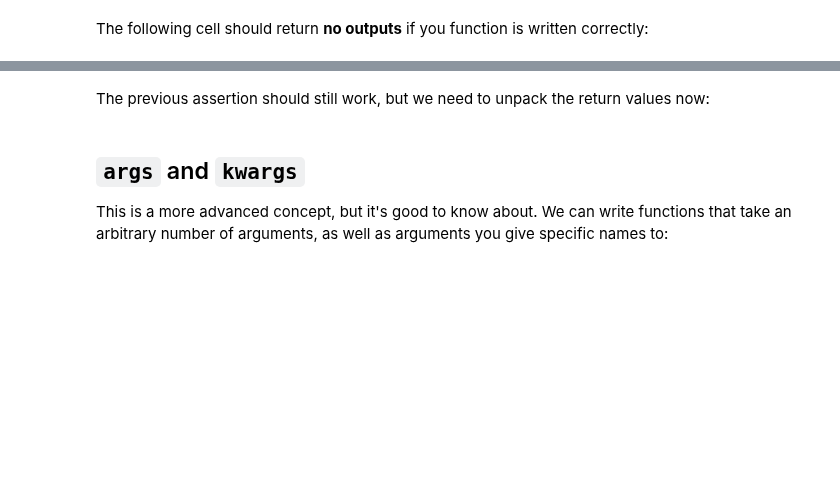
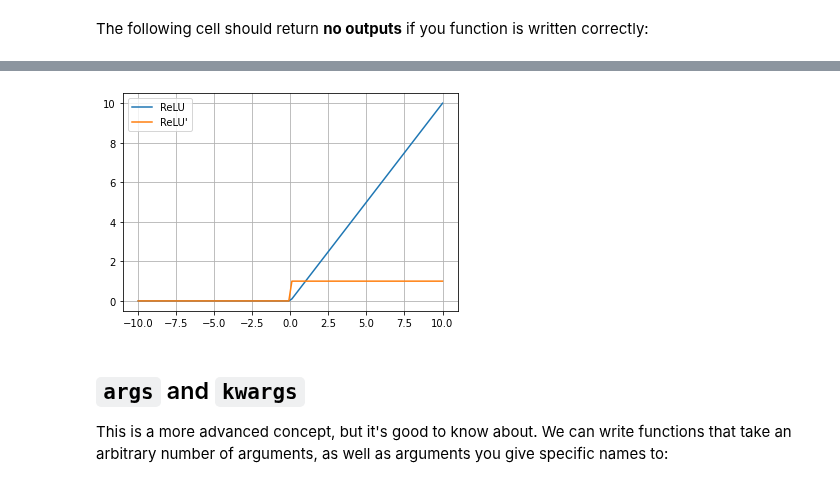
Before and after one commit to agilescientific/geocomputing, a Jupyter notebook: dev/Intro_to_Functions.ipynb, the cells around one changed output, grey strips where cells are left out. Saved outputs shown, nothing was run; the diff lists cells and outputs as text; code cells hidden in the pictures; blank space fills up the shorter version.

```diff
--- a/dev/Intro_to_Functions.ipynb
+++ b/dev/Intro_to_Functions.ipynb
@@ -241,2 +231,0 @@ def gardner():
-# %% [markdown]
-The previous assertion should still work, but we need to unpack the return values now:
@@ -246,3 +232,34 @@ np.testing.assert_almost_equal(rhob, 2224.1965, decimal=4)
+# %%
+def relu(x):
+    """Rectified Linear Unit (ReLU).
+
+    Args:
+        x (array-like), input values
+    Returns:
+        relu, relu_prime (array-like), ReLU and its derivative.
+
+    References:
+        Hahnloser et al., 2000;
+        Jarrett et al., 2009;
+        Nair & Hinton, 2010
+    """
+    return np.where(x < 0, 0, x), np.where(x < 0, 0, 1)
+# %%
+fig, ax = plt.subplots()
+
+# make x
+x = np.linspace(-10, 10, 100)
+
+# return f(x) and f'(x)
+fx, fpx = relu(x)
+
+ax.plot(x, fx, label='ReLU')
+ax.plot(x, fpx, label='ReLU\'')
+
+plt.grid()
+_ = plt.legend()
+# %% [output]
+[figure, added]
 # %% [markdown]
 ## `args` and `kwargs`
 
```
Also changed, not shown: parts of 3 cells of this notebook.
